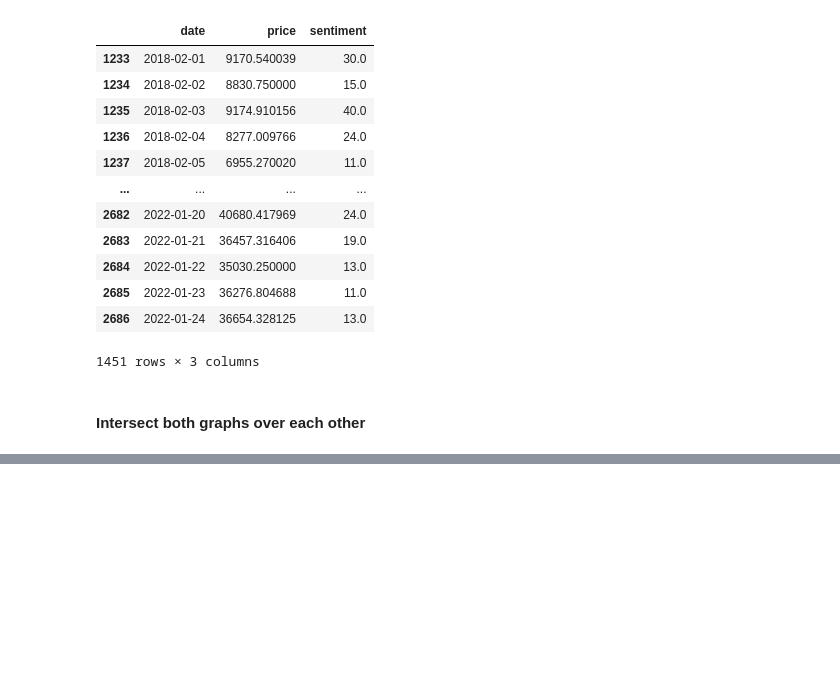
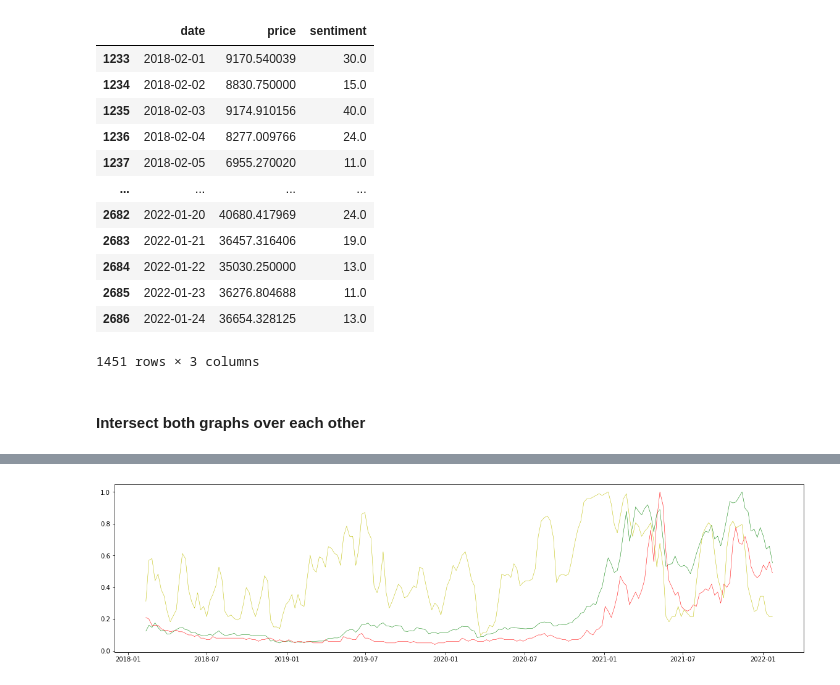
Before and after one commit to AlexMorris10x/bitcoinSentimentAnalysis, a Jupyter notebook: FearGreedIndex.ipynb, the cells around one changed output, grey strips where cells are left out. Cells and saved outputs as stored; diff of their text form; code cells hidden in the pictures; blank space fills up the shorter version.

Commit message:
Added three line chart

```diff
--- a/FearGreedIndex.ipynb
+++ b/FearGreedIndex.ipynb
@@ -143,0 +161,10 @@ Text(0, 0.5, 'avg')
+# %%
+df = savedf
+
+googleTrends = pd.read_csv(r"./googleTrendsCryptoCurrency.csv")
+
+googleTrends = googleTrends.rename(columns={'Week': 'Date'})
+googleTrends = googleTrends.rename(columns={'Cryptocurrency: (Worldwide)': 'searches'})
+
+savedGoogleTrends = googleTrends
+googleTrends
@@ -143,0 +216,70 @@ Text(0, 0.5, 'avg')
+# %%
+df = savedf
+
+def convertToPercent(x):
+    for i in range(len(x)):
+        x[i] = ("{:.2%}".format( x[i]/ 100))
+
+    return x
+
+savedf = df
+# %%
+df = savedf
+
+###
+
+def turnFloatToInt(x):
+    for i in range(len(x)):
+        x[i] = int(x[i])
+    return x
+
+def normalizeDataToOne(x):
+    max = findMax(x)
+    for i in range(len(x)):
+        x[i] = x[i] / max
+    return x
+
+### Helper functions
+def findMax(x):
+    max = 0
+    for i in range(len(x)):
+        if x[i] > max:
+            max = x[i]
+    return max
+
+### Checks
+def isListInt(x):
+    for i in range(len(x)):
+        if type(x[i]) != int:
+            return False
+    return True
+
+def isListFloat(x):
+    for i in range(len(x)):
+        if type(x[i]) != float:
+            return False
+    return True
+
+###############################################################################################
+date = df['date'].tolist()
+
+price = turnFloatToInt(df['price'].tolist())
+price = normalizeDataToOne(price)
+avg = turnFloatToInt(df['avg'].tolist())
+avg = normalizeDataToOne(avg)
+searches = turnFloatToInt(df['searches'].tolist())
+searches = normalizeDataToOne(searches)
+
+###############################################################################################
+plt.rcParams["figure.figsize"] = (20,5)
+
+def threeLinePlot(x, y1, y2, y3):
+    plt.plot(x, y1, 'g-', linewidth=.5)
+    plt.plot(x, y2, 'r-', linewidth=.5)
+    plt.plot(x, y3, 'y-', linewidth=.5)
+
+    plt.show()
+
+threeLinePlot(date, price, searches, avg)
+# %% [output]
+[figure, added]
```
Also changed, not shown: parts of 6 cells of this notebook, 4 other files.
